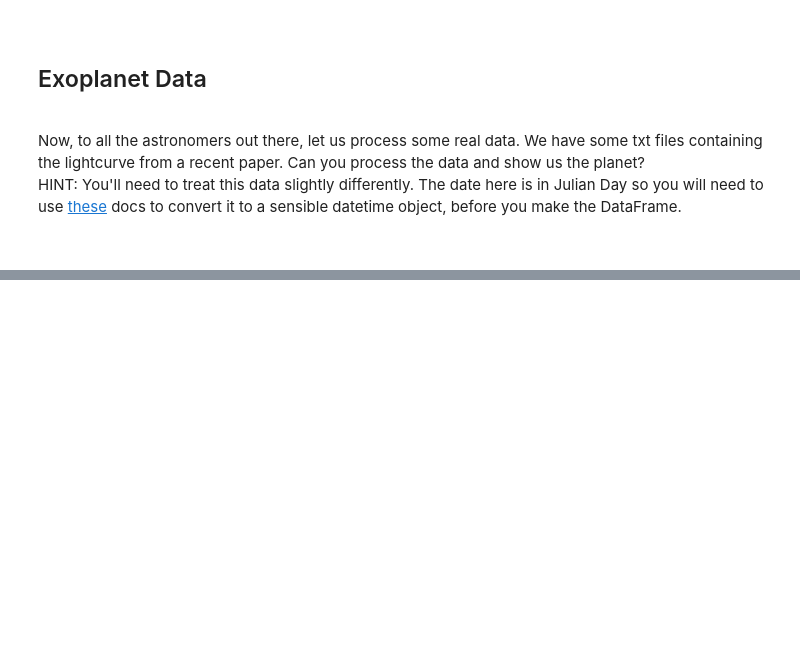
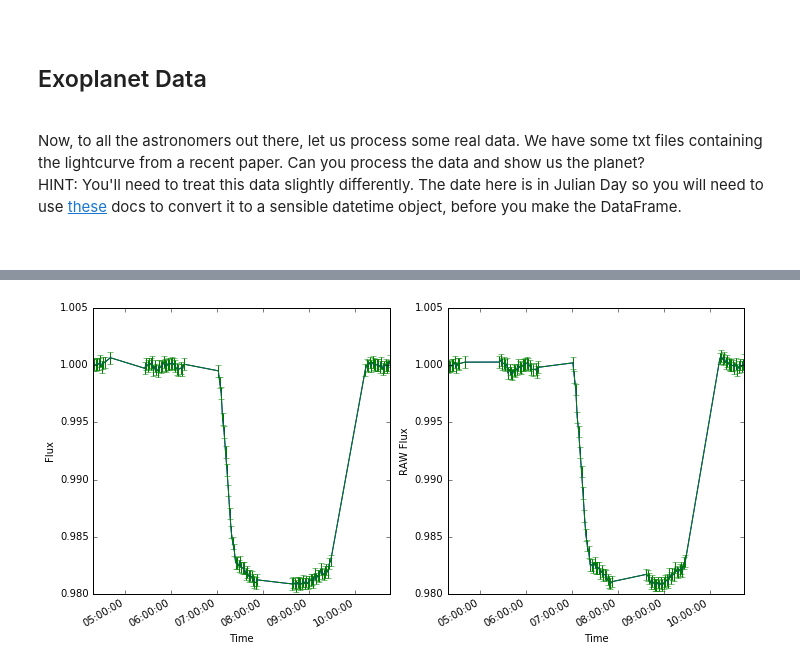
Before and after one commit to evickers/2016-01-11_Sheffield_Notes, a Jupyter notebook: 08-Time-Series-Data.ipynb, the cells around one changed output, grey strips where cells are left out. Cells and saved outputs as stored; diff of their text form; code cells hidden in the pictures; blank space fills up the shorter version.

```diff
--- a/08-Time-Series-Data.ipynb
+++ b/08-Time-Series-Data.ipynb
@@ -391,0 +436,27 @@ HINT: You'll need to treat this data slightly differently. The date here is in J
+# %%
+flx = exo['Flux']
+flx_e=exo['FluxError']
+RAW_flx = exo['RAWFlux']
+RAW_flx_e = exo['RAWFluxError']
+
+fig = plt.figure(figsize=(10.0, 5.0))
+
+axes1 = fig.add_subplot(1, 2, 1)
+axes2 = fig.add_subplot(1, 2, 2)
+
+axes1.set_ylabel('Flux')
+axes1.set_xlabel('Time')
+axes1.plot(flx)
+axes1.errorbar(t, flx, yerr = flx_e)
+
+axes2.set_xlabel('Time')
+axes2.set_ylabel('RAW Flux')
+axes2.plot(RAW_flx)
+axes2.errorbar(t, RAW_flx, yerr=RAW_flx_e)
+
+
+fig.autofmt_xdate()
+fig.tight_layout()
+plt.show(fig)
+# %% [output]
+[figure, added]
```
Also changed, not shown: parts of 6 cells of this notebook.
